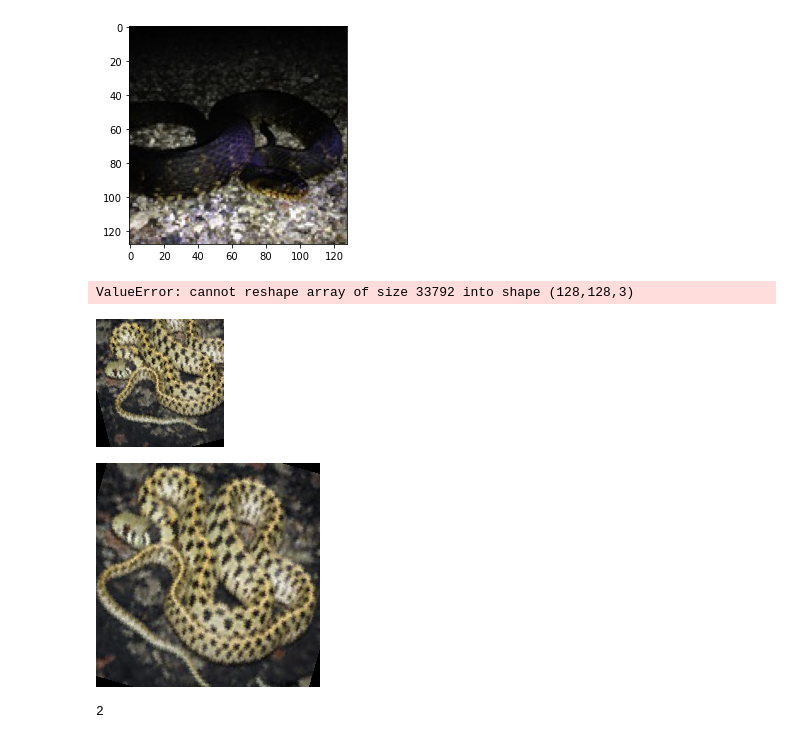
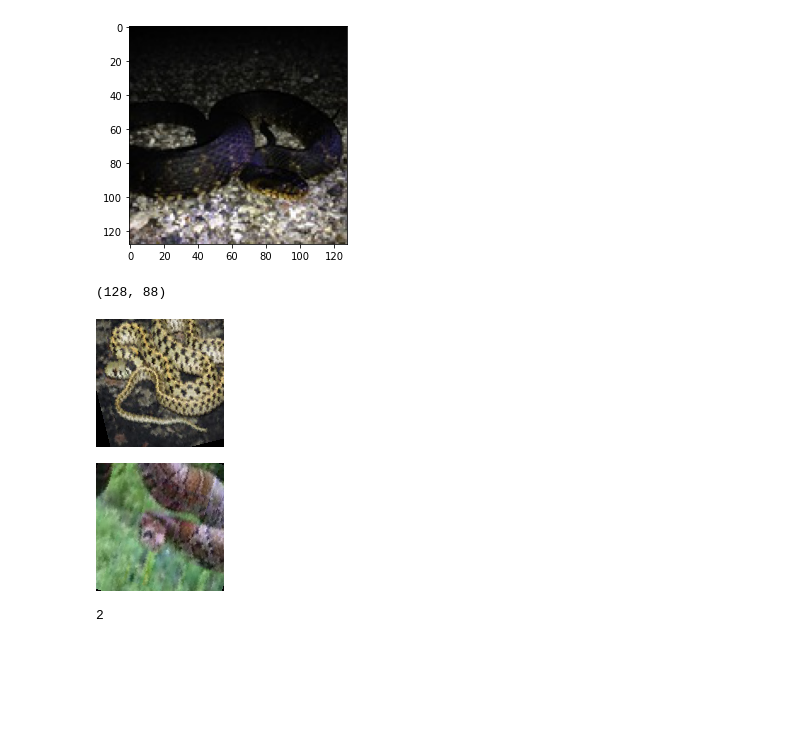
Before and after one commit to darkmatter18/Hackerearth-Snakes-in-the-hood, a Jupyter notebook: progress/1. Dataset_checking.ipynb, the cells around one changed output. Saved outputs shown, nothing was run; the diff lists cells and outputs as text; code cells hidden in the pictures; blank space fills up the shorter version.

```diff
--- a/progress/1. Dataset_checking.ipynb
+++ b/progress/1. Dataset_checking.ipynb
@@ -25,11 +25,11 @@ check_size_and_view_img('../dataset/train/002e7d41d2.jpg')
 img = mpimg.imread('../dataset/train/0002023e6f.jpg')
 # %%
 from PIL import Image
-pilimg = Image.open('../dataset/train/0002023e6f.jpg')
+pilimg = Image.open('../dataset/train/00ec650085.jpg')
-# %%
-img.reshape((128,128,3))
-# %% [output]
-ValueError: cannot reshape array of size 33792 into shape (128,128,3)
+# %%
+pilimg.size
+# %% [output]
+(128, 88)
 # %%
 from torchvision.transforms import Resize, RandomRotation, RandomCrop, RandomHorizontalFlip, CenterCrop
 # %%
@@ -37,9 +37,9 @@ RandomHorizontalFlip()(RandomCrop(128)())
 # %% [output]
 [figure]
 # %%
-CenterCrop(224)(RandomHorizontalFlip()(RandomRotation(20)(Resize((256,256))(pilimg))))
+CenterCrop(128)(RandomHorizontalFlip()(RandomRotation(20)(Resize((156,156))(pilimg))))
 # %% [output]
-[figure, old version]
+[figure, new version]
 # %%
 import pandas as pd
 # %%
```
Also changed, not shown: parts of 2 cells of this notebook, 2 other files.
